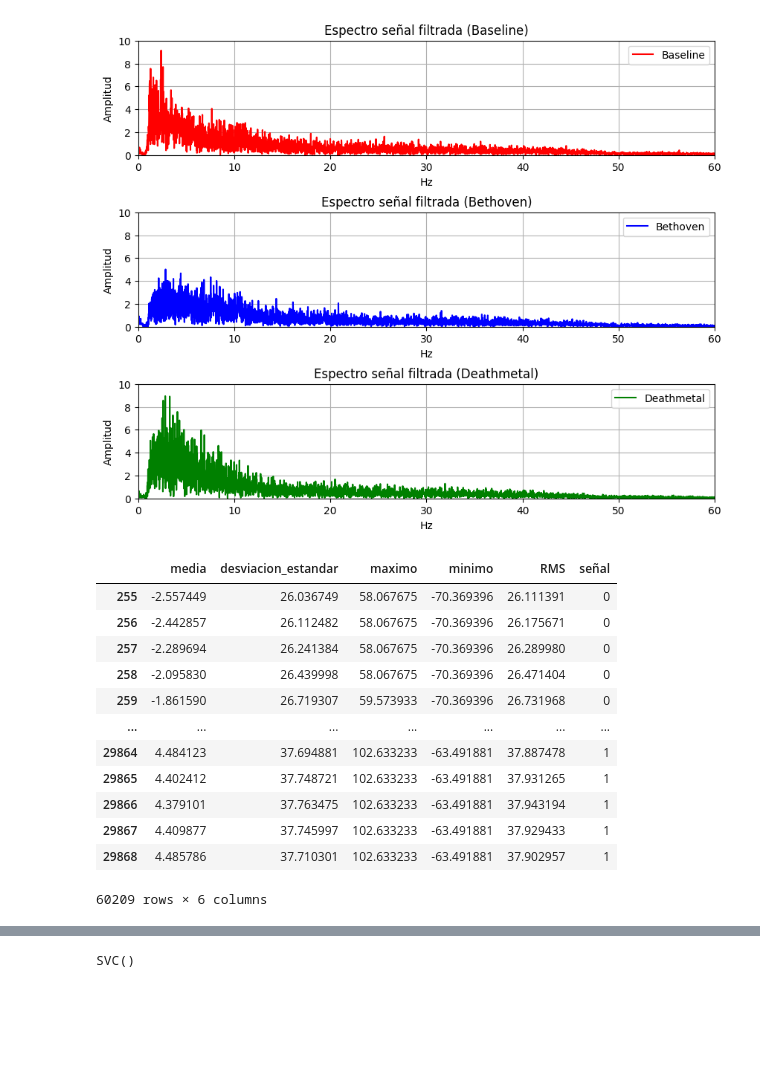
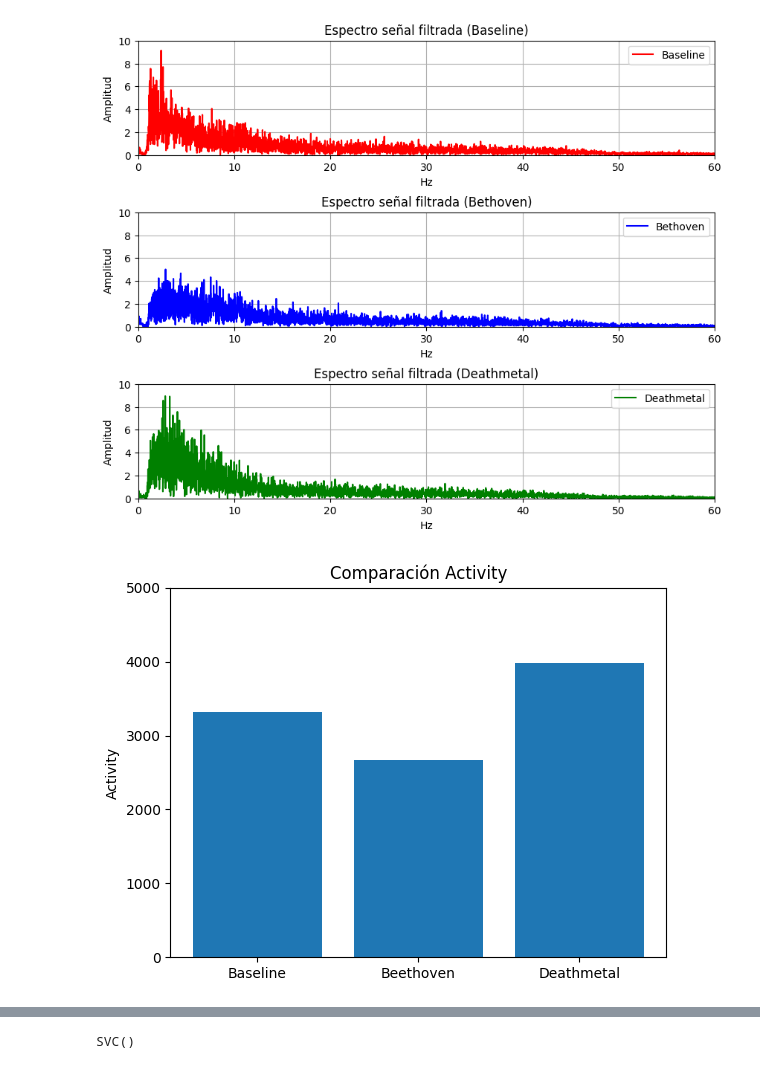
Before and after one commit to pablo-amado/python-scientific, a Jupyter notebook: final.ipynb, the cells around one changed output, grey strips where cells are left out. Cells and saved outputs as stored; diff of their text form; code cells hidden in the pictures; blank space fills up the shorter version.

```diff
--- a/final.ipynb
+++ b/final.ipynb
@@ -255,43 +256,36 @@ plt.show()
 [figure]
 [figure]
 [figure]
-# %%
-# Feature extraction
-
-def rolling_statistics(data, window_size, label):
-    data_series = pd.Series(data)
-    rolling_stats = data_series.rolling(window=window_size)
-
-    stats = pd.DataFrame({
-        "media": rolling_stats.mean(),
-        "desviacion_estandar": rolling_stats.std(),
-        "maximo": rolling_stats.max(),
-        "minimo": rolling_stats.min(),
-        "RMS": rolling_stats.apply(lambda x: np.sqrt(np.mean(x**2)), raw=False),
-        "señal": label
-    })
-
-    return stats
-
-features_bethoven = rolling_statistics(filtered_signal1,256,0)
-features_bethoven.dropna(inplace=True)
-
-features_deathmetal = rolling_statistics(filtered_signal2,256,1)
-features_deathmetal.dropna(inplace=True)
-
-dataset = pd.concat([features_bethoven,features_deathmetal],axis=0)
-dataset
-# %% [output]
-|  | media | desviacion_estandar | maximo | minimo | RMS | señal |
-| 255 | -2.557449 | 26.036749 | 58.067675 | -70.369396 | 26.111391 | 0 |
-| 256 | -2.442857 | 26.112482 | 58.067675 | -70.369396 | 26.175671 | 0 |
-| 257 | -2.289694 | 26.241384 | 58.067675 | -70.369396 | 26.289980 | 0 |
-| 258 | -2.095830 | 26.439998 | 58.067675 | -70.369396 | 26.471404 | 0 |
-| 259 | -1.861590 | 26.719307 | 59.573933 | -70.369396 | 26.731968 | 0 |
-| ... | ... | ... | ... | ... | ... | ... |
-| 29864 | 4.484123 | 37.694881 | 102.633233 | -63.491881 | 37.887478 | 1 |
-| 29865 | 4.402412 | 37.748721 | 102.633233 | -63.491881 | 37.931265 | 1 |
-| 29866 | 4.379101 | 37.763475 | 102.633233 | -63.491881 | 37.943194 | 1 |
-| 29867 | 4.409877 | 37.745997 | 102.633233 | -63.491881 | 37.929433 | 1 |
-| 29868 | 4.485786 | 37.710301 | 102.633233 | -63.491881 | 37.902957 | 1 |
-60209 rows × 6 columns
+# %%
+def hjorth(a):
+
+    first_deriv = np.diff(a)
+    second_deriv = np.diff(a,2)
+
+    var_zero = np.mean(a ** 2)
+    var_d1 = np.mean(first_deriv ** 2)
+    var_d2 = np.mean(second_deriv ** 2)
+
+    activity = var_zero
+    morbidity = np.sqrt(var_d1 / var_zero)
+    complexity = np.sqrt(var_d2 / var_d1) / morbidity
+
+    return activity, morbidity, complexity
+# %%
+activiti_baseline, morbidity_baseline, cmplexity_baseline = hjorth(eeg_baseline)
+activiti_beth, morbidity_beth, cmplexity_beth = hjorth(eeg_beth)
+activiti_death, morbidity_death, cmplexity_death = hjorth(eeg_death)
+# %%
+fig, ax = plt.subplots()
+
+# Crear las barras
+ax.bar(['Baseline', 'Beethoven', 'Deathmetal'], [activiti_baseline, activiti_beth, activiti_death])
+
+# Personalizar el gráfico
+ax.set_ylabel('Activity')
+ax.set_ylim(0, 5000)
+plt.title('Comparación Activity')
+
+plt.show()
+# %% [output]
+[figure, added]
```
Also changed, not shown: parts of 50 cells of this notebook.
